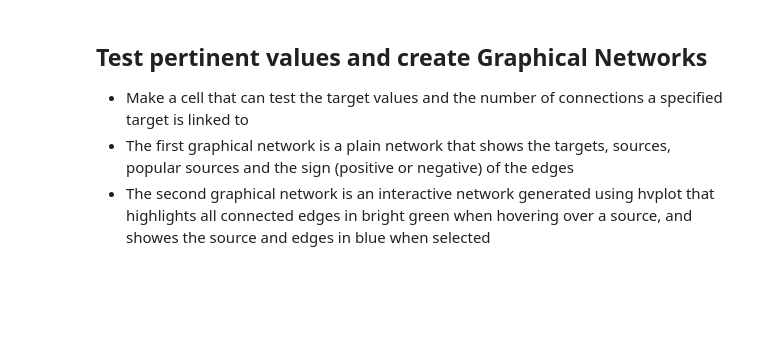
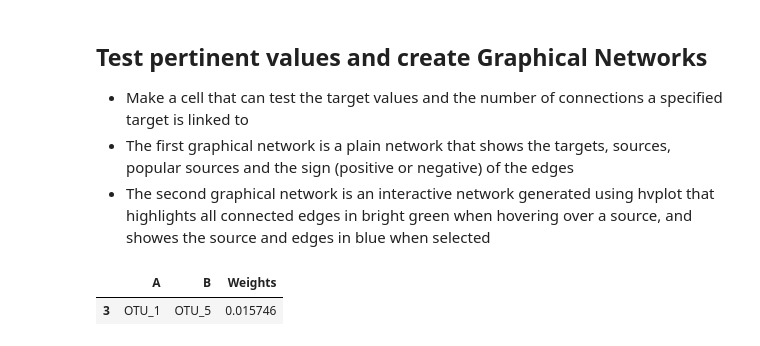
Before and after one commit to kaykrish/comab, a Jupyter notebook: par_cor_oad_t.ipynb, the cells around one changed output. Saved outputs shown, nothing was run; the diff lists cells and outputs as text; code cells hidden in the pictures; blank space fills up the shorter version.

```diff
--- a/par_cor_oad_t.ipynb
+++ b/par_cor_oad_t.ipynb
@@ -457,6 +493,15 @@ plt.show()
 # # number of connections specified value is linked to (has coming out of it)
 # #[g.degree(target) for target in target]
 # g.degree()
+
+#function to manually see weights between two specified species
+def get_weight(otu1, otu2):
+    return total_5.loc[np.logical_and(total_5['A'] == otu1, total_5['B'] == otu2)]
+# %%
+get_weight('OTU_1', 'OTU_5')
+# %% [output]
+|  | A | B | Weights |
+| 3 | OTU_1 | OTU_5 | 0.015746 |
 # %%
 # Create the graph and plot
 plt.figure(figsize=(20, 20))
```
Also changed, not shown: parts of 22 cells of this notebook.
